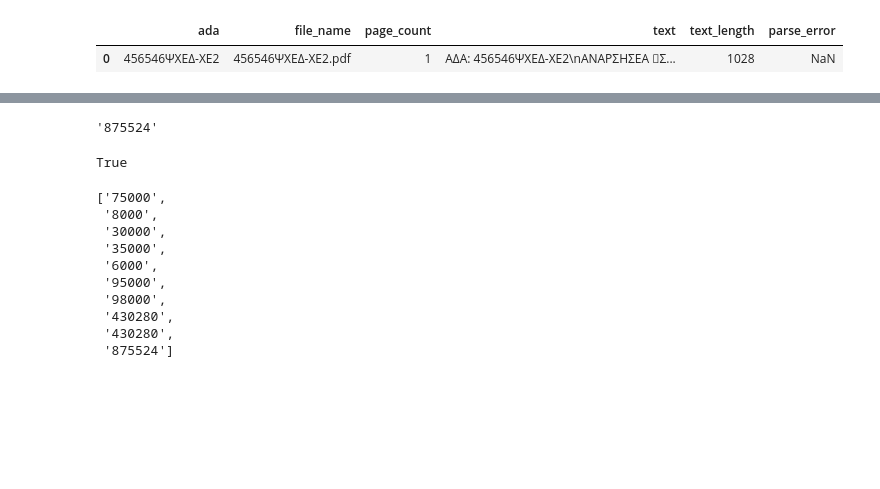
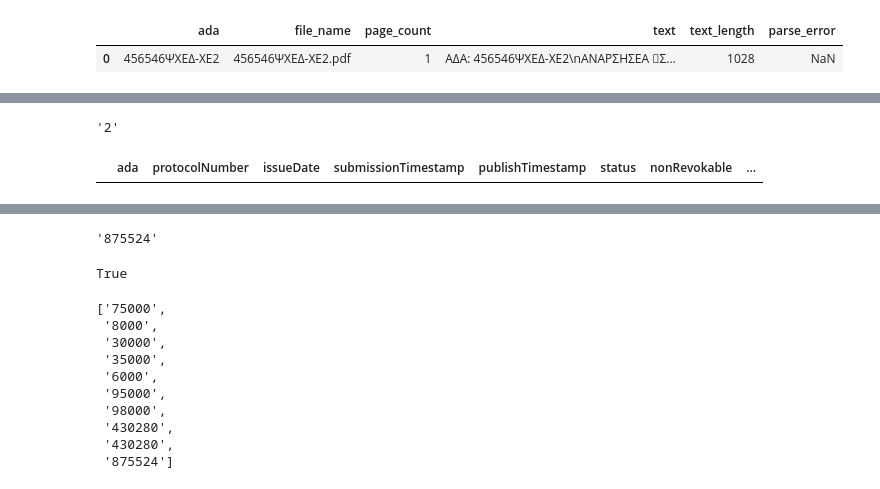
Before and after one commit to troboukis/2026_fire_protection, a Jupyter notebook: src/analysis.ipynb, the cells around one changed output, grey strips where cells are left out. Saved outputs shown, nothing was run; the diff lists cells and outputs as text; code cells hidden in the pictures; blank space fills up the shorter version.

```diff
--- a/src/analysis.ipynb
+++ b/src/analysis.ipynb
@@ -156,3 +190,11 @@ df.head(1)
+# %%
+"2020"[:1]
+# %% [output]
+'2'
+# %%
+df[df['spending_contractors_value']=="[]"]
+# %% [output]
+|  | ada | protocolNumber | issueDate | submissionTimestamp | publishTimestamp | status | nonRevokable | ... |
 # %%
 AMOUNT_FIELDS = [
     "spending_contractors_value",
```
Also changed, not shown: parts of 10 cells of this notebook, 2 other files.
